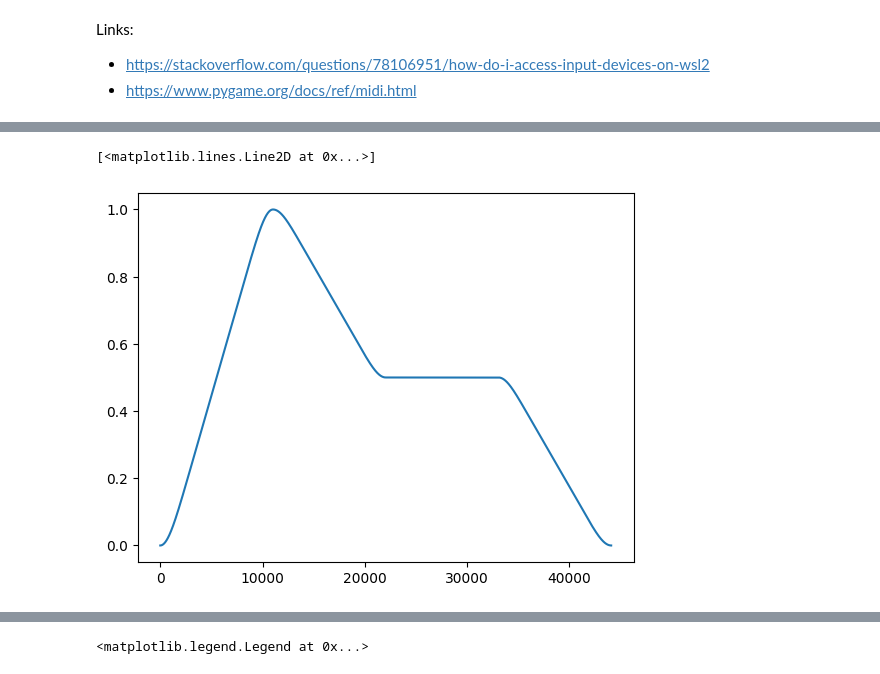
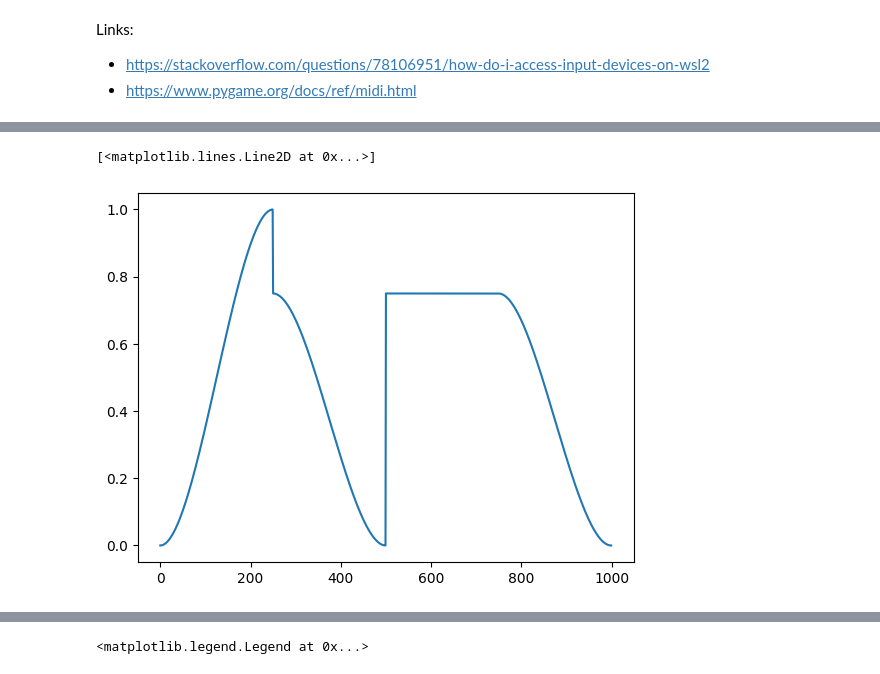
Before and after one commit to douglas-m-harvey/genmus, a Jupyter notebook: genmus/sketch.ipynb, the cells around one changed output, grey strips where cells are left out. Cells and saved outputs as stored; diff of their text form; code cells hidden in the pictures.

```diff
--- a/genmus/sketch.ipynb
+++ b/genmus/sketch.ipynb
@@ -319,5 +302,6 @@ a = adsr()
-# %%
-plt.plot(a)
-# %% [output]
-[<matplotlib.lines.Line2D at 0x...>]
-[figure, removed]
+# %%
+adsrs_0 = ADSR(attack = 0.25, decay = 0.25, sustain = 0.25, sustain_level = 0.75, release = 0.25)
+plt.plot(adsrs_0.apply(np.ones(1000)))
+# %% [output]
+[<matplotlib.lines.Line2D at 0x...>]
+[figure, added]
```
Also changed, not shown: parts of 10 cells of this notebook, 1 other file.
